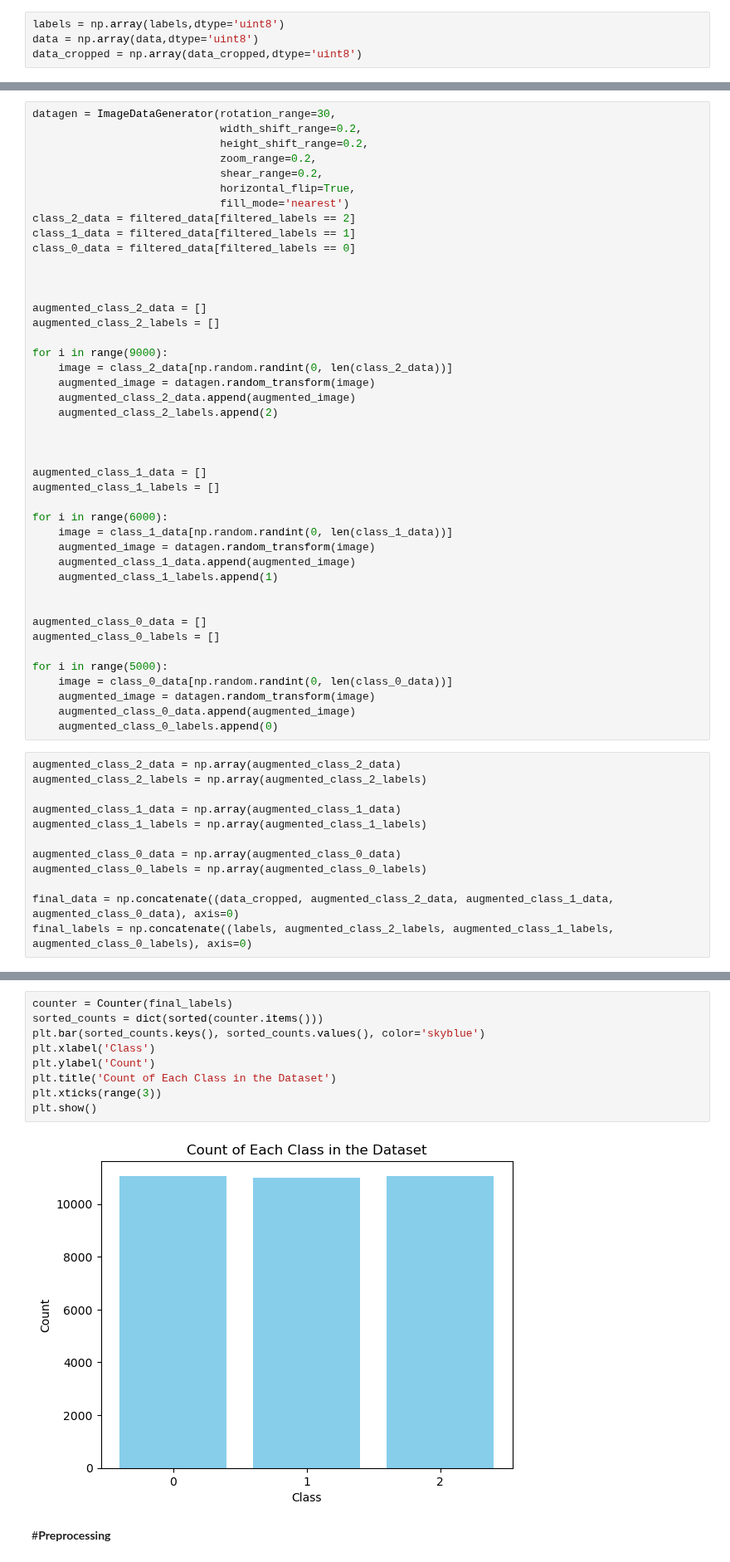
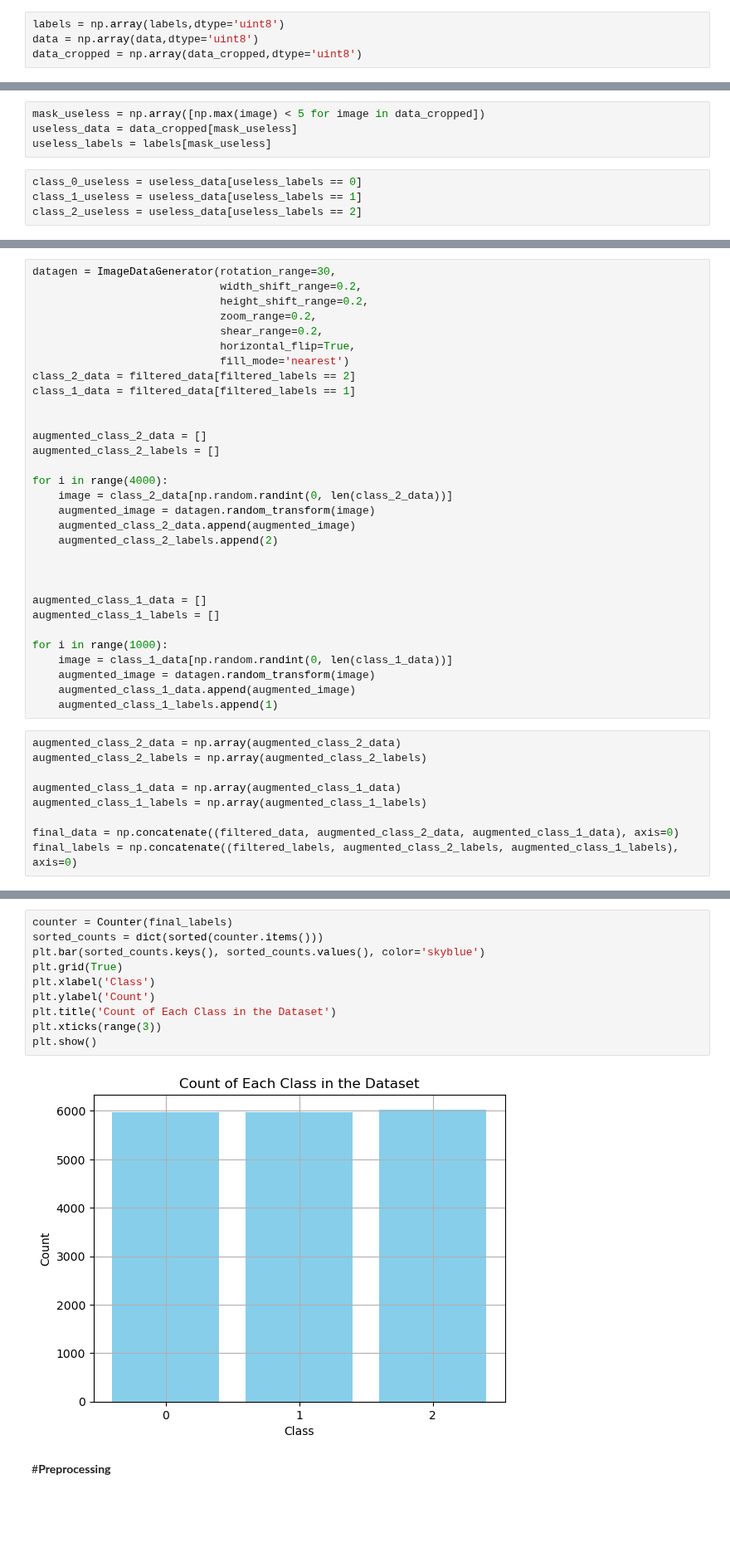
Before and after one commit to FaridRash/DATA-MINING-MACHINE-LEARNING-semester-2-, a Jupyter notebook: The Final Project/Notebooks/Farid/Farid_CNN_linux.ipynb, the cells around one changed output, grey strips where cells are left out. Shown at 83% size. Saved outputs shown, nothing was run; the diff lists cells and outputs as text; blank space fills up the shorter version.

```diff
--- a/The Final Project/Notebooks/Farid/Farid_CNN_linux.ipynb
+++ b/The Final Project/Notebooks/Farid/Farid_CNN_linux.ipynb
@@ -156,2 +170,10 @@ mask = np.array([np.max(image) >= 100 for image in data_cropped])
 filtered_data = data_cropped[mask]
 filtered_labels = labels[mask]
+# %%
+mask_useless = np.array([np.max(image) < 5 for image in data_cropped])
+useless_data = data_cropped[mask_useless]
+useless_labels = labels[mask_useless]
+# %%
+class_0_useless = useless_data[useless_labels == 0]
+class_1_useless = useless_data[useless_labels == 1]
+class_2_useless = useless_data[useless_labels == 2]
@@ -186,14 +251,12 @@ datagen = ImageDataGenerator(rotation_range=30,
                              fill_mode='nearest')
 class_2_data = filtered_data[filtered_labels == 2]
 class_1_data = filtered_data[filtered_labels == 1]
-class_0_data = filtered_data[filtered_labels == 0]
-
 
 
 augmented_class_2_data = []
 augmented_class_2_labels = []
 
-for i in range(9000):
+for i in range(4000):
     image = class_2_data[np.random.randint(0, len(class_2_data))]
     augmented_image = datagen.random_transform(image)
     augmented_class_2_data.append(augmented_image)
@@ -204,21 +267,11 @@ for i in range(9000):
 augmented_class_1_data = []
 augmented_class_1_labels = []
 
-for i in range(6000):
+for i in range(1000):
     image = class_1_data[np.random.randint(0, len(class_1_data))]
     augmented_image = datagen.random_transform(image)
     augmented_class_1_data.append(augmented_image)
     augmented_class_1_labels.append(1)
-
-
-augmented_class_0_data = []
-augmented_class_0_labels = []
-
-for i in range(5000):
-    image = class_0_data[np.random.randint(0, len(class_0_data))]
-    augmented_image = datagen.random_transform(image)
-    augmented_class_0_data.append(augmented_image)
-    augmented_class_0_labels.append(0)
 # %%
 augmented_class_2_data = np.array(augmented_class_2_data)
 augmented_class_2_labels = np.array(augmented_class_2_labels)
@@ -226,11 +279,8 @@ augmented_class_2_labels = np.array(augmented_class_2_labels)
 augmented_class_1_data = np.array(augmented_class_1_data)
 augmented_class_1_labels = np.array(augmented_class_1_labels)
 
-augmented_class_0_data = np.array(augmented_class_0_data)
-augmented_class_0_labels = np.array(augmented_class_0_labels)
-
-final_data = np.concatenate((data_cropped, augmented_class_2_data, augmented_class_1_data, augmented_class_0_data), axis=0)
-final_labels = np.concatenate((labels, augmented_class_2_labels, augmented_class_1_labels, augmented_class_0_labels), axis=0)
+final_data = np.concatenate((filtered_data, augmented_class_2_data, augmented_class_1_data), axis=0)
+final_labels = np.concatenate((filtered_labels, augmented_class_2_labels, augmented_class_1_labels), axis=0)
 # %%
 print("Final data shape:", augmented_class_1_data.shape)
 print("Final labels shape:", augmented_class_2_data.shape)
@@ -244,13 +294,14 @@ Final labels shape: (33140,)
 # %%
 counter = Counter(final_labels)
 sorted_counts = dict(sorted(counter.items()))
 plt.bar(sorted_counts.keys(), sorted_counts.values(), color='skyblue')
+plt.grid(True)
 plt.xlabel('Class')
 plt.ylabel('Count')
 plt.title('Count of Each Class in the Dataset')
 plt.xticks(range(3))
 plt.show()
 # %% [output]
-[figure, old version]
+[figure, new version]
 # %% [markdown]
 #**Preprocessing**
```
Also changed, not shown: parts of 38 cells of this notebook.
